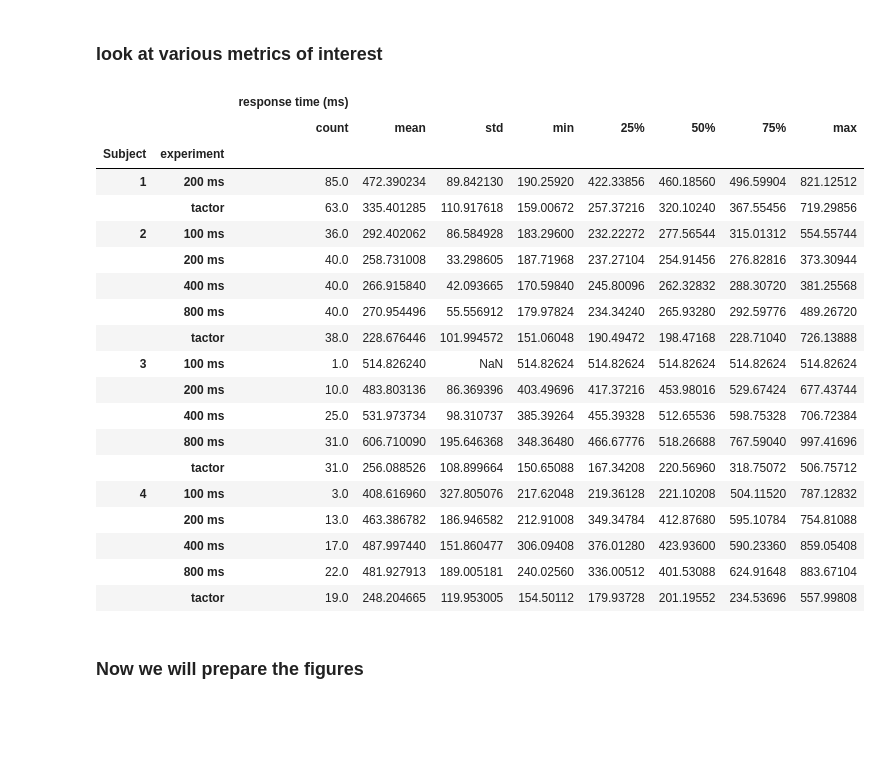
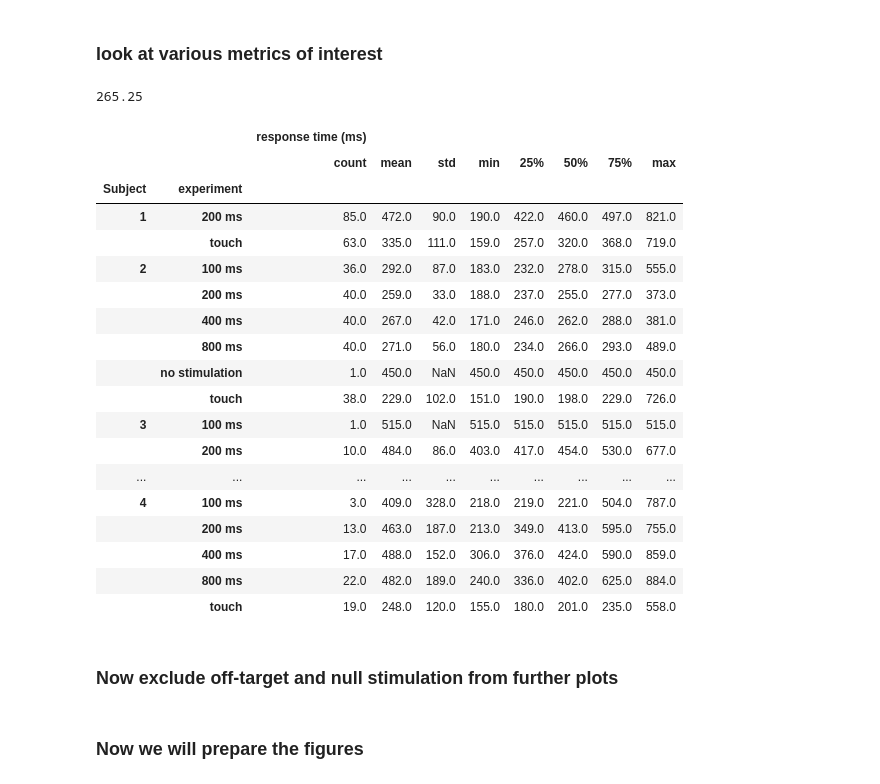
Before and after one commit to davidjuliancaldwell/responseTimingPaper, a Jupyter notebook: plotting_response_time_data.ipynb, the cells around one changed output. Drawn from its saved outputs; the diff is of its cells as text; code cells hidden in the pictures; blank space fills up the shorter version.

```diff
--- a/plotting_response_time_data.ipynb
+++ b/plotting_response_time_data.ipynb
@@ -72,19 +72,19 @@ dataFdict2 = pd.DataFrame.from_dict(ndata2,orient='columns')
 dataFdict3 = pd.DataFrame.from_dict(ndata3,orient='columns')
 dataFdict4 = pd.DataFrame.from_dict(ndata4,orient='columns')
 dataFdict_5_1 = pd.DataFrame(ndata5['cort'],columns=['200 ms '])
-dataFdict_5_2 = pd.DataFrame(ndata5['difference'],columns=['tactor'])
+dataFdict_5_2 = pd.DataFrame(ndata5['difference'],columns=['touch'])
 dataFdict5 = pd.concat([dataFdict_5_1,dataFdict_5_2])
 dataFdict6 = pd.DataFrame.from_dict(ndata6,orient='columns')
 dataFdict7 = pd.DataFrame.from_dict(ndata7,orient='columns')
 # %% [markdown]
 ### assign columns for dataframes
 # %%
-dataFdict1.columns = ['tactor','no stimulation','off target','100 ms ','200 ms ','400 ms ','800 ms ']
-dataFdict2.columns = ['tactor','no stimulation','off target','100 ms ','200 ms ','400 ms ','800 ms ']
-dataFdict3.columns = ['tactor','no stimulation','off target','100 ms ','200 ms ','400 ms ','800 ms ']
-dataFdict4.columns = ['tactor','no stimulation','off target','100 ms ','200 ms ','400 ms ','800 ms ']
-dataFdict6.columns = ['tactor','no stimulation','off target','100 ms ','200 ms ','400 ms ','800 ms ']
-dataFdict7.columns = ['tactor','no stimulation','off target','100 ms ','200 ms ','400 ms ','800 ms ']
+dataFdict1.columns = ['touch','no stimulation','off target','100 ms ','200 ms ','400 ms ','800 ms ']
+dataFdict2.columns = ['touch','no stimulation','off target','100 ms ','200 ms ','400 ms ','800 ms ']
+dataFdict3.columns = ['touch','no stimulation','off target','100 ms ','200 ms ','400 ms ','800 ms ']
+dataFdict4.columns = ['touch','no stimulation','off target','100 ms ','200 ms ','400 ms ','800 ms ']
+dataFdict6.columns = ['touch','no stimulation','off target','100 ms ','200 ms ','400 ms ','800 ms ']
+dataFdict7.columns = ['touch','no stimulation','off target','100 ms ','200 ms ','400 ms ','800 ms ']
 
 dataMelt1 = pd.melt(dataFdict1)
 #dataMelt1['Subject'] = '693ffd'
@@ -138,38 +138,43 @@ result
 resultTrim = result[(result['response time (ms)'] < respHi) & (result['response time (ms)'] > respLo)]
 resultTrim.groupby(['experiment','Subject','block']).mean()
 
-experimentsOfInt = ['tactor','100 ms ','200 ms ','400 ms ', '800 ms ']
+experimentsOfInt =  ['touch','no stimulation','off target','100 ms ','200 ms ','400 ms ','800 ms ']
 # %% [markdown]
 ### look at various metrics of interest
+# %%
+(278+255+262+266)/4
+# %% [output]
+265.25
 # %%
 dataCleaned = resultTrim[resultTrim['experiment'].isin(experimentsOfInt)]
 dataCleaned.groupby(['experiment','Subject','block']).mean()
 dataCleaned.groupby(['experiment','Subject','block']).describe()
-dataCleaned.groupby(['Subject','experiment']).describe()
+dataCleaned.groupby(['Subject','experiment']).describe().round()
 
 #dataCleaned.groupby(['Subject','experiment']).mean()
 #dataCleaned.groupby(['Subject','experiment']).std()
 
 # get counts of each type
 #dataCleaned.groupby(['Subject','experiment']).count()
 # %% [output]
 |  |  | response time (ms) |  |  |  |  |  |  |  |
 |  |  | count | mean | std | min | 25% | 50% | 75% | max |
 | Subject | experiment |  |  |  |  |  |  |  |  |
-| 1 | 200 ms | 85.0 | 472.390234 | 89.842130 | 190.25920 | 422.33856 | 460.18560 | 496.59904 | 821.12512 |
-|  | tactor | 63.0 | 335.401285 | 110.917618 | 159.00672 | 257.37216 | 320.10240 | 367.55456 | 719.29856 |
-| 2 | 100 ms | 36.0 | 292.402062 | 86.584928 | 183.29600 | 232.22272 | 277.56544 | 315.01312 | 554.55744 |
-|  | 200 ms | 40.0 | 258.731008 | 33.298605 | 187.71968 | 237.27104 | 254.91456 | 276.82816 | 373.30944 |
-|  | 400 ms | 40.0 | 266.915840 | 42.093665 | 170.59840 | 245.80096 | 262.32832 | 288.30720 | 381.25568 |
-|  | 800 ms | 40.0 | 270.954496 | 55.556912 | 179.97824 | 234.34240 | 265.93280 | 292.59776 | 489.26720 |
-|  | tactor | 38.0 | 228.676446 | 101.994572 | 151.06048 | 190.49472 | 198.47168 | 228.71040 | 726.13888 |
-| 3 | 100 ms | 1.0 | 514.826240 | NaN | 514.82624 | 514.82624 | 514.82624 | 514.82624 | 514.82624 |
-|  | 200 ms | 10.0 | 483.803136 | 86.369396 | 403.49696 | 417.37216 | 453.98016 | 529.67424 | 677.43744 |
-|  | 400 ms | 25.0 | 531.973734 | 98.310737 | 385.39264 | 455.39328 | 512.65536 | 598.75328 | 706.72384 |
-|  | 800 ms | 31.0 | 606.710090 | 195.646368 | 348.36480 | 466.67776 | 518.26688 | 767.59040 | 997.41696 |
-|  | tactor | 31.0 | 256.088526 | 108.899664 | 150.65088 | 167.34208 | 220.56960 | 318.75072 | 506.75712 |
-| 4 | 100 ms | 3.0 | 408.616960 | 327.805076 | 217.62048 | 219.36128 | 221.10208 | 504.11520 | 787.12832 |
-|  | 200 ms | 13.0 | 463.386782 | 186.946582 | 212.91008 | 349.34784 | 412.87680 | 595.10784 | 754.81088 |
-|  | 400 ms | 17.0 | 487.997440 | 151.860477 | 306.09408 | 376.01280 | 423.93600 | 590.23360 | 859.05408 |
-|  | 800 ms | 22.0 | 481.927913 | 189.005181 | 240.02560 | 336.00512 | 401.53088 | 624.91648 | 883.67104 |
-|  | tactor | 19.0 | 248.204665 | 119.953005 | 154.50112 | 179.93728 | 201.19552 | 234.53696 | 557.99808 |
+| 1 | 200 ms | 85.0 | 472.0 | 90.0 | 190.0 | 422.0 | 460.0 | 497.0 | 821.0 |
+|  | touch | 63.0 | 335.0 | 111.0 | 159.0 | 257.0 | 320.0 | 368.0 | 719.0 |
+| 2 | 100 ms | 36.0 | 292.0 | 87.0 | 183.0 | 232.0 | 278.0 | 315.0 | 555.0 |
+|  | 200 ms | 40.0 | 259.0 | 33.0 | 188.0 | 237.0 | 255.0 | 277.0 | 373.0 |
+|  | 400 ms | 40.0 | 267.0 | 42.0 | 171.0 | 246.0 | 262.0 | 288.0 | 381.0 |
+|  | 800 ms | 40.0 | 271.0 | 56.0 | 180.0 | 234.0 | 266.0 | 293.0 | 489.0 |
+|  | no stimulation | 1.0 | 450.0 | NaN | 450.0 | 450.0 | 450.0 | 450.0 | 450.0 |
+|  | touch | 38.0 | 229.0 | 102.0 | 151.0 | 190.0 | 198.0 | 229.0 | 726.0 |
+| 3 | 100 ms | 1.0 | 515.0 | NaN | 515.0 | 515.0 | 515.0 | 515.0 | 515.0 |
+|  | 200 ms | 10.0 | 484.0 | 86.0 | 403.0 | 417.0 | 454.0 | 530.0 | 677.0 |
+| ... | ... | ... | ... | ... | ... | ... | ... | ... | ... |
+| 4 | 100 ms | 3.0 | 409.0 | 328.0 | 218.0 | 219.0 | 221.0 | 504.0 | 787.0 |
+|  | 200 ms | 13.0 | 463.0 | 187.0 | 213.0 | 349.0 | 413.0 | 595.0 | 755.0 |
+|  | 400 ms | 17.0 | 488.0 | 152.0 | 306.0 | 376.0 | 424.0 | 590.0 | 859.0 |
+|  | 800 ms | 22.0 | 482.0 | 189.0 | 240.0 | 336.0 | 402.0 | 625.0 | 884.0 |
+|  | touch | 19.0 | 248.0 | 120.0 | 155.0 | 180.0 | 201.0 | 235.0 | 558.0 |
+# %% [markdown]
+### Now exclude off-target and null stimulation from further plots
```
Also changed, not shown: parts of 8 cells of this notebook, 1 other file.
